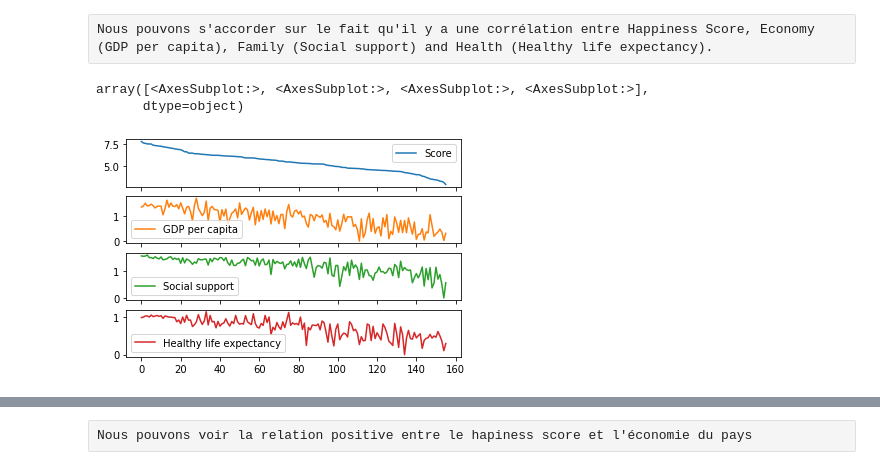
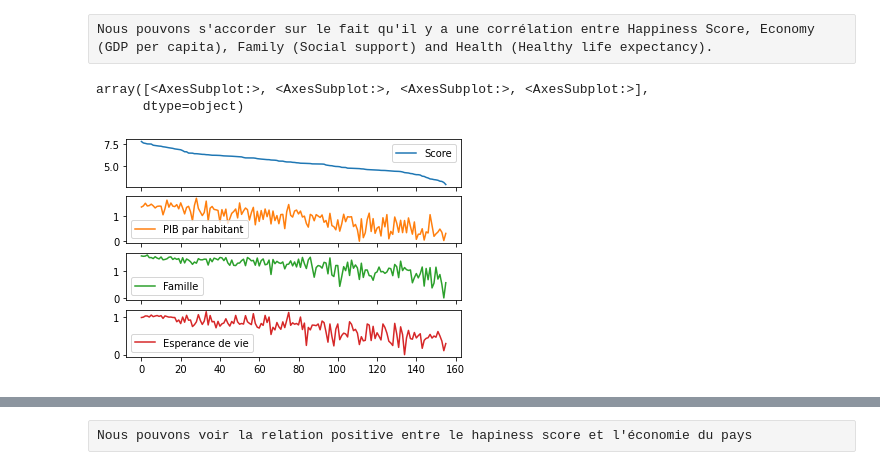
Before and after one commit to Neek0w/happiness, a Jupyter notebook: analyseBonheur.ipynb, the cells around one changed output, grey strips where cells are left out. Cells and saved outputs as stored; diff of their text form; code cells hidden in the pictures.

```diff
--- a/analyseBonheur.ipynb
+++ b/analyseBonheur.ipynb
@@ -69,11 +69,11 @@ sns.heatmap(data2019.corr(),
 # %% [raw]
 Nous pouvons s'accorder sur le fait qu'il y a une corrélation entre Happiness Score, Economy (GDP per capita), Family (Social support) and Health (Healthy life expectancy).
 # %%
-data_plot = data2019[["Score","GDP per capita", "Social support", "Healthy life expectancy"]]
+data_plot = data2019[["Score","PIB par habitant", "Famille", "Esperance de vie"]]
 data_plot.plot(subplots=True)
 # %% [output]
 array([<AxesSubplot:>, <AxesSubplot:>, <AxesSubplot:>, <AxesSubplot:>],
       dtype=object)
-[figure, old version]
+[figure, new version]
 # %%
 data_plot.plot()
```
Also changed, not shown: parts of 37 cells of this notebook, 3 other files.
